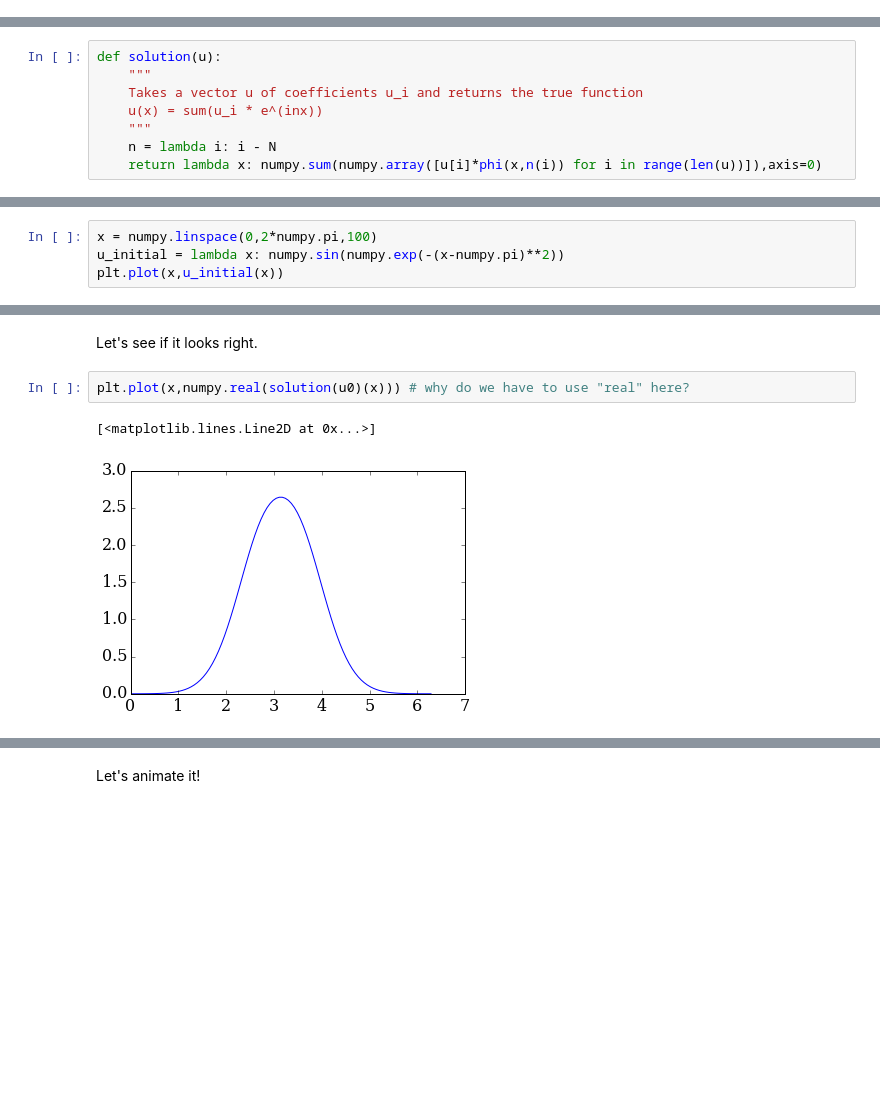
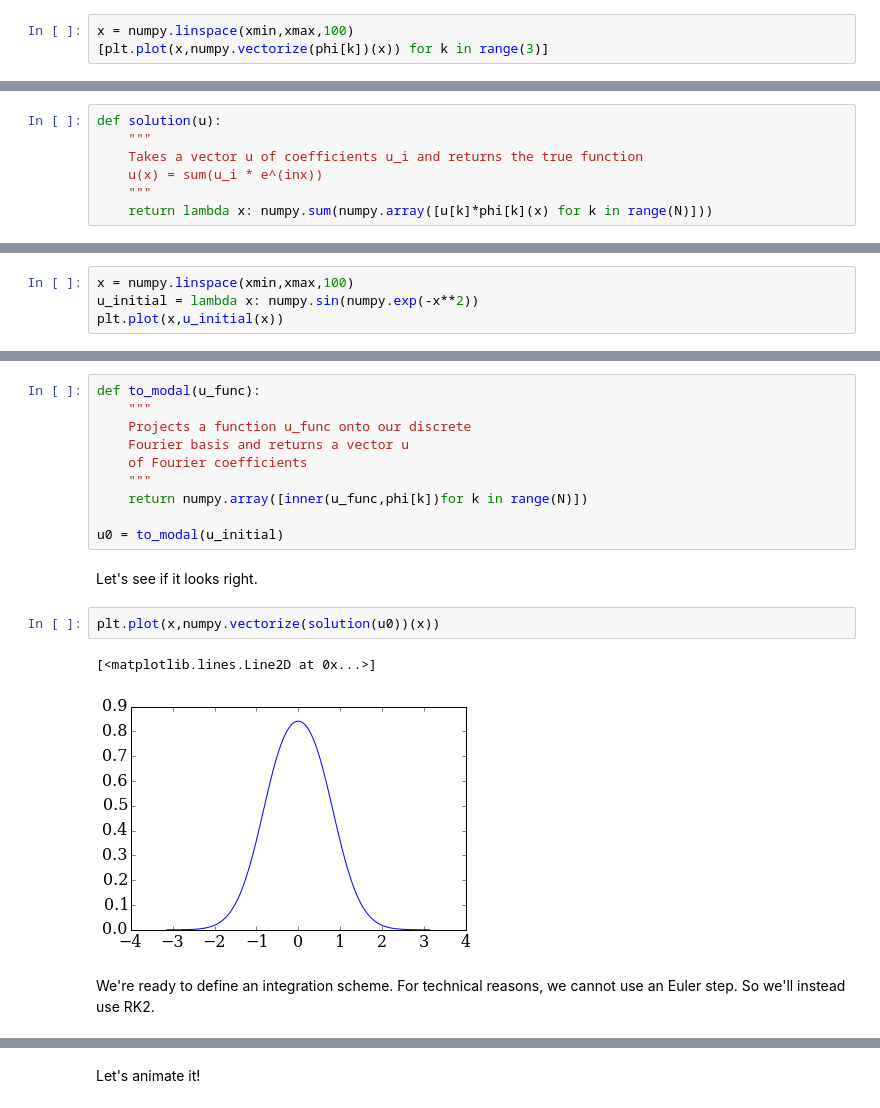
Before and after one commit to Yurlungur/spectral-methods-demo, a Jupyter notebook: linear-advection.ipynb, the cells around one changed output, grey strips where cells are left out. Cells and saved outputs as stored; diff of their text form; blank space fills up the shorter version.

```diff
--- a/linear-advection.ipynb
+++ b/linear-advection.ipynb
@@ -43,0 +82,3 @@ Let's define a function that maps a vector u_i to a function u(x). In other word
+# %%
+x = numpy.linspace(xmin,xmax,100)
+[plt.plot(x,numpy.vectorize(phi[k])(x)) for k in range(3)]
@@ -47,15 +112,14 @@ def solution(u):
     Takes a vector u of coefficients u_i and returns the true function
     u(x) = sum(u_i * e^(inx))
     """
-    n = lambda i: i - N
-    return lambda x: numpy.sum(numpy.array([u[i]*phi(x,n(i)) for i in range(len(u))]),axis=0)
+    return lambda x: numpy.sum(numpy.array([u[k]*phi[k](x) for k in range(N)]))
 # %% [markdown]
 Let's get it over with and define an initial function. We'll use
 $$u0=u(0,x) = \sin(e^{-(x-\pi)^2}).$$
 Let's plot it:
 # %%
-x = numpy.linspace(0,2*numpy.pi,100)
-u_initial = lambda x: numpy.sin(numpy.exp(-(x-numpy.pi)**2))
+x = numpy.linspace(xmin,xmax,100)
+u_initial = lambda x: numpy.sin(numpy.exp(-x**2))
 plt.plot(x,u_initial(x))
 # %% [output]
 [<matplotlib.lines.Line2D at 0x...>]
@@ -70,7 +129,19 @@ u0 = numpy.array([numpy.sum(numpy.array([dx * u_initial(x[i]+x[i+1])*phi(x[i]+x[
+# %%
+def to_modal(u_func):
+    """
+    Projects a function u_func onto our discrete
+    Fourier basis and returns a vector u
+    of Fourier coefficients
+    """
+    return numpy.array([inner(u_func,phi[k])for k in range(N)])
+
+u0 = to_modal(u_initial)
 # %% [markdown]
 Let's see if it looks right.
 # %%
-plt.plot(x,numpy.real(solution(u0)(x))) # why do we have to use "real" here?
+plt.plot(x,numpy.vectorize(solution(u0))(x))
 # %% [output]
 [<matplotlib.lines.Line2D at 0x...>]
-[figure, old version]
+[figure, new version]
+# %% [markdown]
+We're ready to define an integration scheme. For technical reasons, we cannot use an Euler step. So we'll instead use RK2.
```
Also changed, not shown: parts of 26 cells of this notebook, 5 other files.
